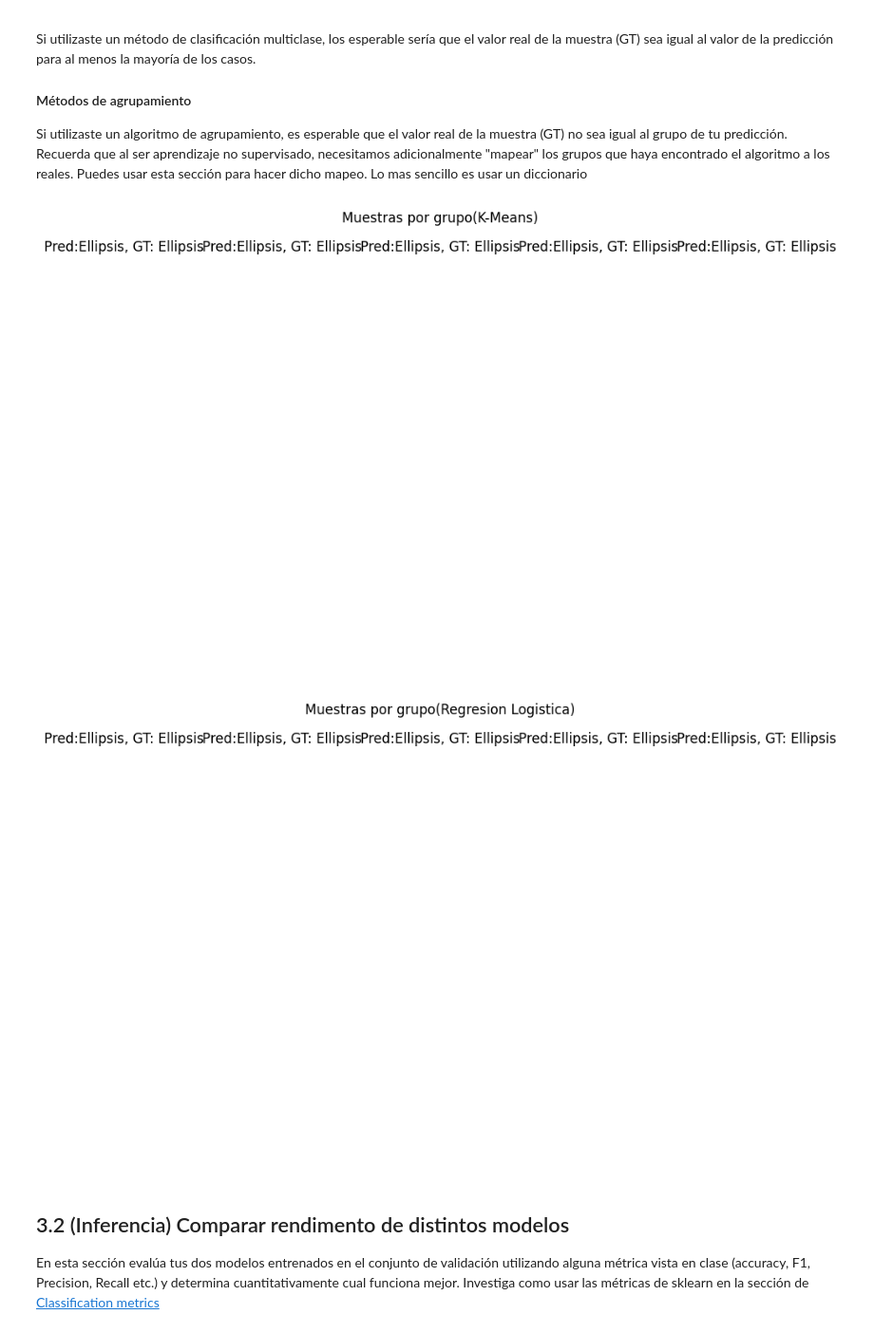
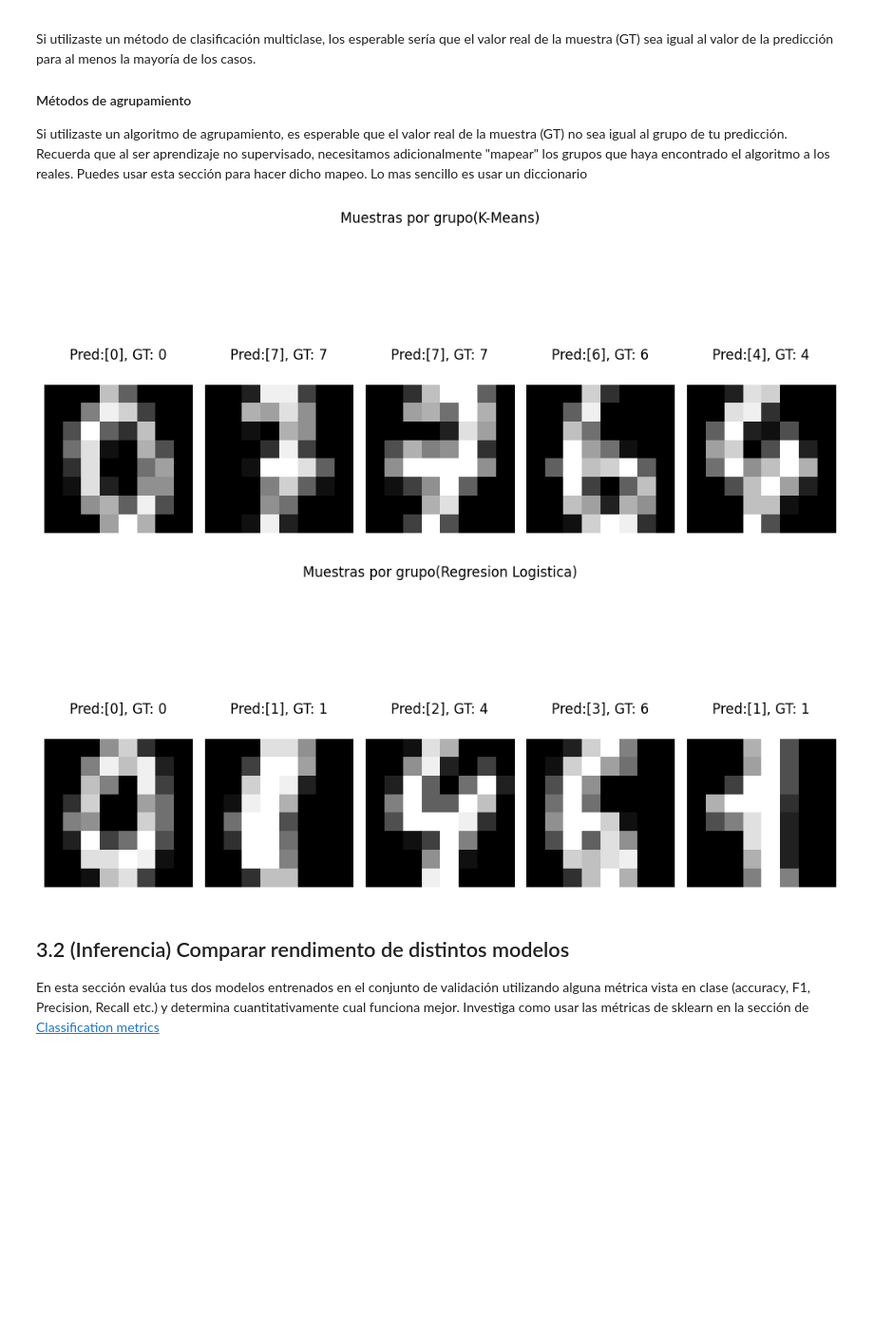
Before and after one commit to JessicaBorja/SI24, a Jupyter notebook: src/si24/proyectos/P01_digit_recognition/proyecto_1_digits.ipynb, the cells around one changed output. Shown: that part at 95% size. Saved outputs shown, nothing was run; the diff lists cells and outputs as text; code cells hidden in the pictures; blank space fills up the shorter version.

```diff
--- a/src/si24/proyectos/P01_digit_recognition/proyecto_1_digits.ipynb
+++ b/src/si24/proyectos/P01_digit_recognition/proyecto_1_digits.ipynb
@@ -161,7 +161,7 @@ def inference(trained_model, X_val):
     # TODO: Utiliza el modelo para predecir valores para los datos de validación
     # Regresa las predicciones de tu modelo para X_val
     # En este caso, modelo tiene que ser una instancia de una clase para la cual quieres hacer predicción
-    preds = modelo.predict(data)
+    preds = trained_model.predict(data)
     return preds
 
 trained_models = {
@@ -189,7 +189,7 @@ def vis_low_dim(data_val, preds, model_type):
     print(f"Datos {data_val.shape}, predicciones {preds.shape}, clases/grupos {n_groups}")
 
     # TODO: Reduce los datos de VALIDACIÓN data_val a dos dimensiones para poder visualizarlos
-    reduced_data = PCA(n_components = 2).fit_transform(data_val)
+    reduced_data = TSNE(n_components = 2).fit_transform(data_val)
     for g in groups:
         # TODO: Grafica los datos de VALIDACIÓN reducidos (reduced_data.shape = (N, 2))
         # Tal que grafiques aquellos que correspondan al grupo/clase group
@@ -241,41 +241,43 @@ def vis_preds(trained_model, data_val, target_val, model_name):
     for group, ax in zip(group_pred, axes):
         #======================= Start  solution=====================
         # TODO: Filtra data_val para quedarte solamente con aquellos elementos
         # donde la predicción de tu modelo sea igual a group
         # Haz lo mismo para las etiquetas
-
+        filtered_data = data_val[preds == group]
+        filtered_labels = target_val[preds == group]
 
         # TODO: Selecciona una imagen de los datos en data_val donde pred == group
         # y selecciona la etiqueta real para dicha imagén para mostrarlos juntos
         # Investiga: np.random.randint, np.random.choice etc.
-        gt = ...
-        img_vector = ...
+        idx = np.random.randint(len(filtered_data))
+        img_vector = filtered_data[idx]
+        gt = filtered_labels[idx]
 
         # TODO: Calcula la predicción del modelo para la imagen aleatoria
         # usando el modelo entrenado "trained_model"
-        pred = ...
+        pred = trained_model.predict(img_vector.reshape(1, -1))
 
         # TODO: La predicción del modelo usa la imagen en forma de vector (1xD)
         # pero para visualizarla tenemos que cambia de forma a una imagen de 8x8 pixeles
         # Cambia la forma de la imagen usando np.reshape a (8, 8)
-        img = ...
+        img = img_vector.reshape(8, 8)
 
         # TODO: Visualiza la imagen de 8x8 usando ax.matshow Similar al inicio del ejercicio
         # Revisa la documentación de ser necesario
-
+        ax.matshow(img, cmap='gray')
 
         #======================= end  solution=====================
         ax.set_title(f"Pred:{pred}, GT: {gt}")
         ax.axis('off')
     fig.suptitle(f"Muestras por grupo({model_name})")
     plt.tight_layout()
     plt.show()
 
 for name, trained_model in trained_models.items():
     vis_preds(trained_model, data_val, target_val, name)
 # %% [output]
-[figure, old version]
+[figure, new version]
-[figure, old version]
+[figure, new version]
 # %% [markdown]
 ## 3.2 (Inferencia) Comparar rendimento de distintos modelos
 En esta sección evalúa tus dos modelos entrenados en el conjunto de validación utilizando alguna métrica vista en clase (accuracy, F1, Precision, Recall etc.) y determina cuantitativamente cual funciona mejor. Investiga como usar las métricas de sklearn en la sección de [Classification metrics](https://scikit-learn.org/stable/modules/model_evaluation.html#classification-metrics)
```
Also changed, not shown: parts of 4 cells of this notebook.
